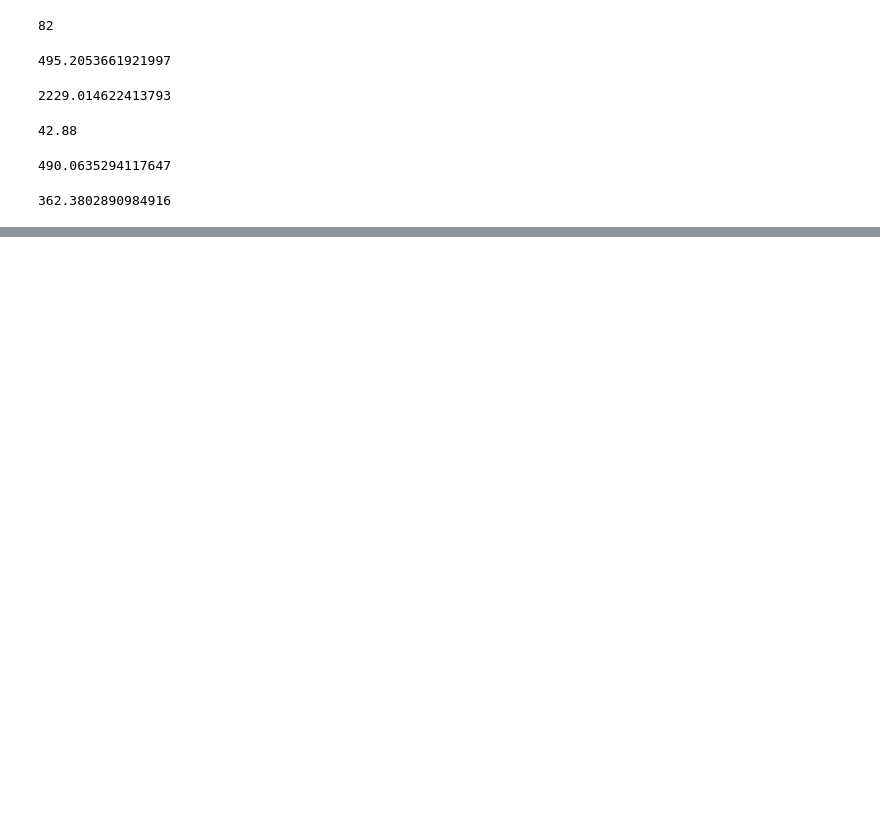
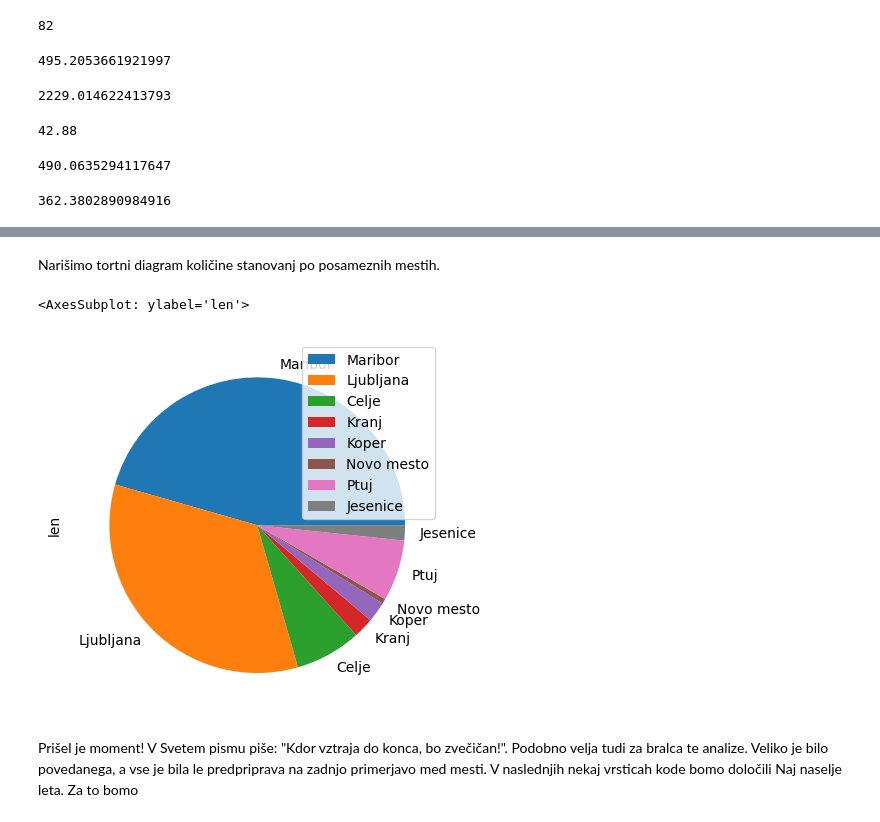
Before and after one commit to MartinZust123/Projektna-naloga---analiza-podatkov, a Jupyter notebook: analiza_podatkov.ipynb, the cells around one changed output, grey strips where cells are left out. Saved outputs shown, nothing was run; the diff lists cells and outputs as text; code cells hidden in the pictures; blank space fills up the shorter version.

Commit message:
Nadaljna primerjava med mesti.

```diff
--- a/analiza_podatkov.ipynb
+++ b/analiza_podatkov.ipynb
@@ -512,0 +540,9 @@ je = st.loc[st["location"].str.contains("Jesenice")]
+# %%
+lj_min = lj['index'].min()
+ce_min = ce['index'].min()
+kr_min = kr['index'].min()
+ko_min = ko['index'].min()
+ve_min = ve['index'].min()
+nm_min = nm['index'].min()
+pt_min = pt['index'].min()
+je_min = je['index'].min()
@@ -512,0 +558,15 @@ je = st.loc[st["location"].str.contains("Jesenice")]
+# %%
+data1 = ["Maribor", "Ljubljana", "Celje", "Kranj", "Koper", "Velenje", "Novo mesto", "Ptuj", "Jesenice"]
+data2 = [mr_len, lj_len, ce_len, kr_len, ko_len, ve_len, nm_len, pt_len, je_len]
+data3 = [mr_av, lj_av, ce_av, kr_av, ko_av, ve_av, nm_av, pt_av, je_av]
+data4 = [mr_max, lj_max, ce_max, kr_max, ko_max, ve_max, nm_max, pt_max, je_max]
+data5 = [mr_min, lj_min, ce_min, kr_min, ko_min, ve_min, nm_min, pt_min, je_min]
+data6 = [mr_std, lj_std, ce_std, kr_std, ko_std, ve_std, nm_std, pt_std, je_std]
+
+num = pd.DataFrame(data1, columns=["city"])
+num["len"] = data2
+num["av"] = data3
+num["max"] = data4
+num["min"] = data5
+num["std"] = data6
+num
@@ -512,0 +586,3 @@ je = st.loc[st["location"].str.contains("Jesenice")]
+# %%
+num = num.drop(5)
+num
@@ -512,0 +601,4 @@ je = st.loc[st["location"].str.contains("Jesenice")]
+# %%
+avi = num["std"].mean()
+num["std"] = num["std"].fillna(avi)
+num
@@ -512,0 +615,9 @@ je = st.loc[st["location"].str.contains("Jesenice")]
+# %% [markdown]
+Narišimo tortni diagram količine stanovanj po posameznih mestih.
+# %%
+num.plot.pie(y="len", labels=num["city"])
+# %% [output]
+<AxesSubplot: ylabel='len'>
+[figure, added]
+# %% [markdown]
+Prišel je moment! V Svetem pismu piše: "Kdor vztraja do konca, bo zvečičan!". Podobno velja tudi za bralca te analize. Veliko je bilo povedanega, a vse je bila le predpriprava na zadnjo primerjavo med mesti. V naslednjih nekaj vrsticah kode bomo določili Naj naselje leta. Za to bomo
```
Also changed, not shown: parts of 20 cells of this notebook.
